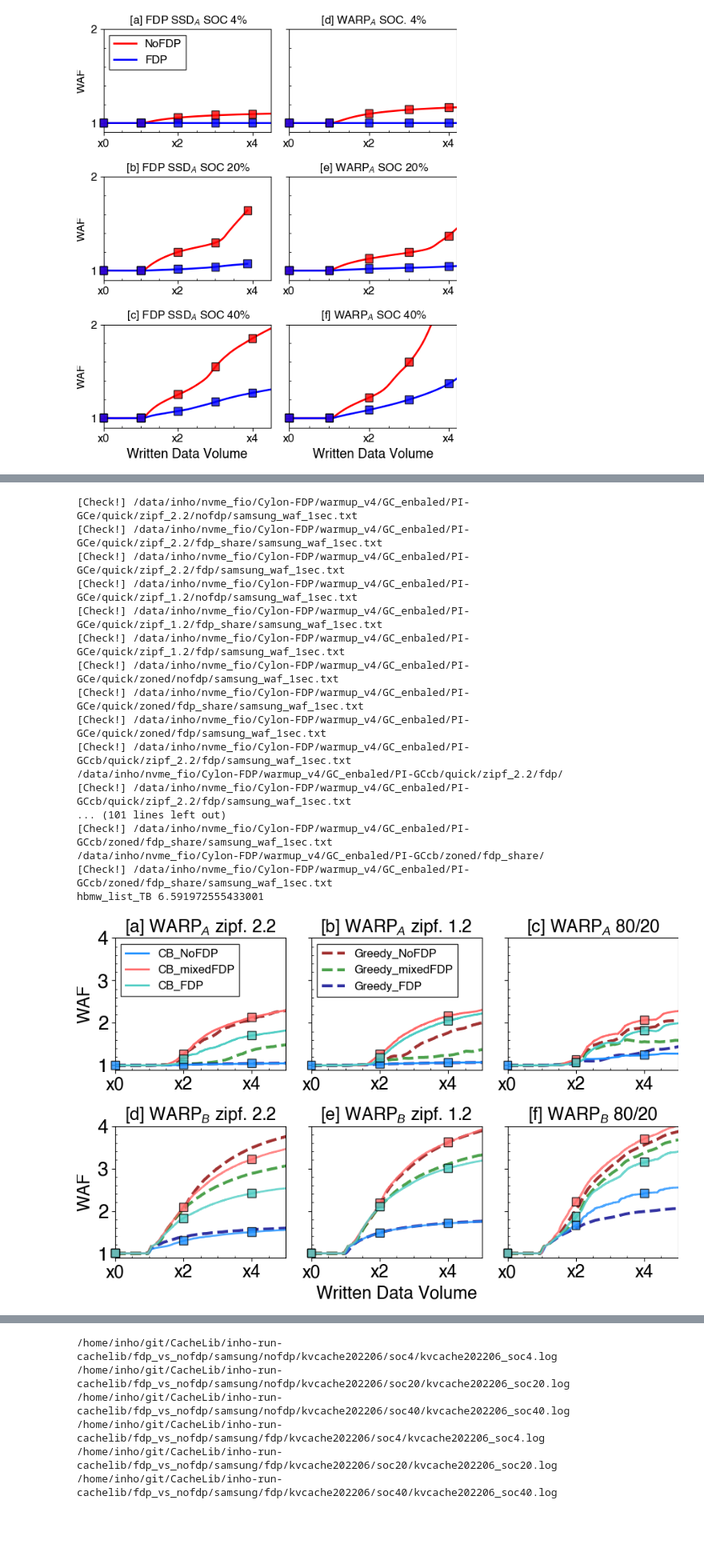
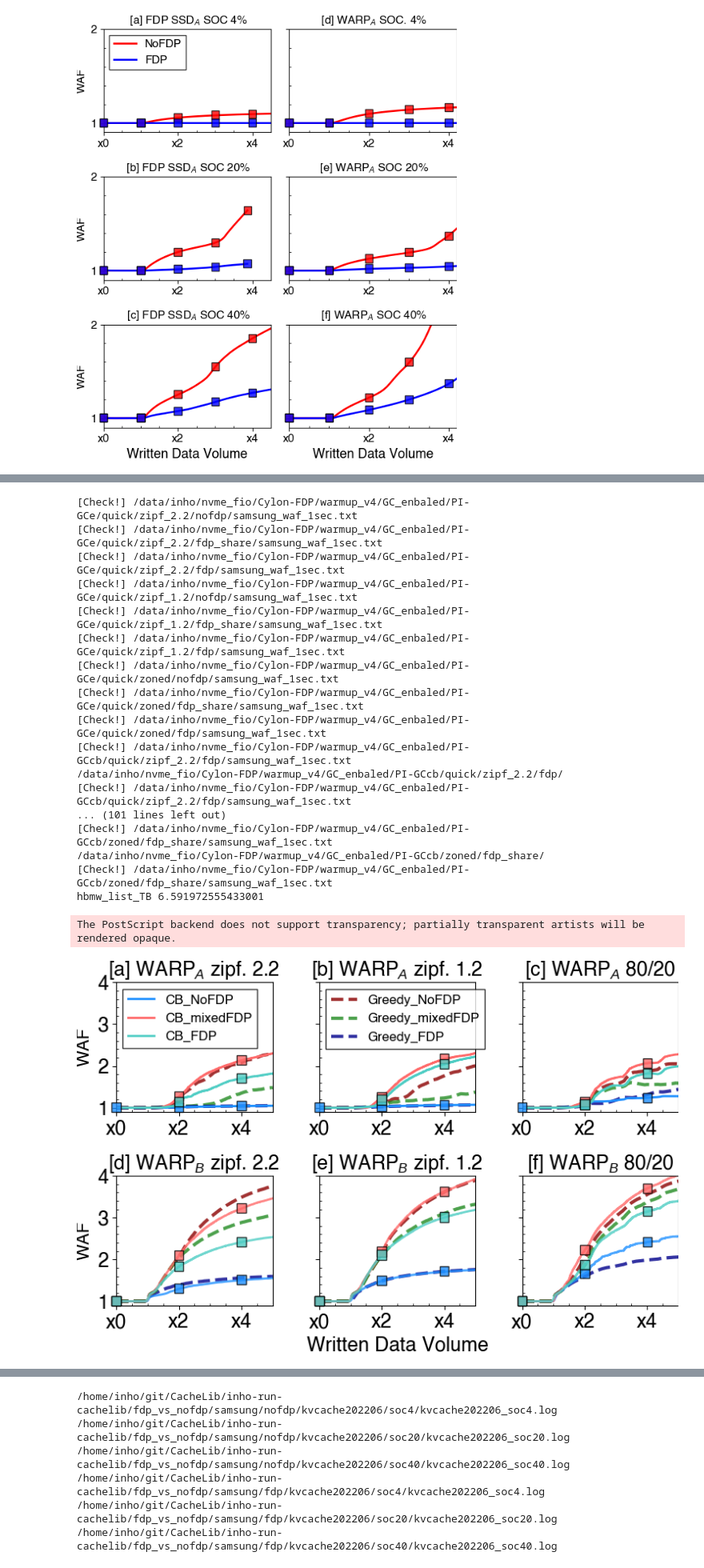
Before and after one commit to MoatLab/WARP-FAST26-AE, a Jupyter notebook: WARP-AE-FAST26-1.ipynb, the cells around one changed output, grey strips where cells are left out. Shown at 80% size. Drawn from its saved outputs; the diff is of its cells as text; code cells hidden in the pictures; blank space fills up the shorter version.

```diff
--- a/WARP-AE-FAST26-1.ipynb
+++ b/WARP-AE-FAST26-1.ipynb
@@ -58,7 +58,7 @@ BIGGER_SIZE = 24
 plt.rc('font', size=SMALL_SIZE)          # controls default text sizes
 plt.rc('axes', titlesize=MEDIUM_SIZE)     # fontsize of the axes title
 plt.rc('axes', labelsize=BIGGER_SIZE)    # fontsize of the x and y labels
-plt.rc('xtick', labelsize=BIGGER_SIZE)    # fontsize of the tick labels
+plt.rc('xtick', labelsize=MEDIUM_SIZE)    # fontsize of the tick labels
 plt.rc('ytick', labelsize=BIGGER_SIZE)    # fontsize of the tick labels
 plt.rc('legend', fontsize=SMALL_SIZE)    # legend fontsize
 plt.rc('figure', titlesize=MEDIUM_SIZE)  # fontsize of the figure title
@@ -1512,6 +1497,6 @@ hbmw_list_TB 28.61300250462123
 # %%
 #------------------------------------------------------------#
-fig, ax = plt.subplots(2,3, figsize=(9,6), sharey=True)
+fig, ax = plt.subplots(2,3, figsize=(8,5.5), sharey=True)
 plt.style.use('tableau-colorblind10')
 #------------------------------------------------------------#
 greedy_colors = {
@@ -1527,6 +1512,20 @@ cost_benefit_colors = {
     #"#FFE66D",  # Neutral – yellow (decision, caution, balance point)
     "fdp/":"#1E90FF"                 # Dodger Blue – vivid, clear, optimistic
 }
+
+
+MEDIUM_PLUS_SIZE = 20
+
+plt.rc('font', size=SMALL_SIZE)          # controls default text sizes
+plt.rc('axes', titlesize=MEDIUM_SIZE)     # fontsize of the axes title
+plt.rc('axes', labelsize=MEDIUM_SIZE)    # fontsize of the x and y labels
+plt.rc('xtick', labelsize=MEDIUM_SIZE)    # fontsize of the tick labels
+#plt.rc('ytick', labelsize=MEDIUM_PLUS_SIZE)    # fontsize of the tick labels
+#plt.rc('legend', fontsize=MEDIUM_SIZE)    # legend fontsize
+#plt.rc('figure', titlesize=MEDIUM_SIZE)  # fontsize of the figure title
+
+
+
 #------------------------------------------------------------#
 
 #fdev="Samsung-FDP-PM9D3a-MZWL67T6HBLC-7.68TB-PCIeGen5/"
@@ -1731,12 +1730,12 @@ labels1 = ["Greedy_NoFDP", "Greedy_mixedFDP", "Greedy_FDP"]
 labels2 = ["CB_NoFDP", "CB_mixedFDP", "CB_FDP"]
 
 # Place legends in different axes
-ax[0][0].legend(handles2, labels2, loc="upper left", frameon=True, prop=helvetica_prop, fontsize=MEDIUM_SIZE , edgecolor='k' , fancybox=False)
-ax[0][1].legend(handles1, labels1, loc="upper left", frameon=True, prop=helvetica_prop, fontsize=MEDIUM_SIZE , edgecolor='k' , fancybox=False)
+ax[0][0].legend(handles2, labels2, loc="upper left", frameon=True, prop=helvetica_prop, fontsize=MEDIUM_SIZE-2 , edgecolor='k' , fancybox=False)
+ax[0][1].legend(handles1, labels1, loc="upper left", frameon=True, prop=helvetica_prop, fontsize=MEDIUM_SIZE-2 , edgecolor='k' , fancybox=False)
 
 
-ax[0][0].set_ylabel("WAF", fontproperties=helvetica_prop, fontsize=MEDIUM_PLUS_SIZE)
-ax[1][0].set_ylabel("WAF", fontproperties=helvetica_prop, fontsize=MEDIUM_PLUS_SIZE)
+ax[0][0].set_ylabel("WAF", fontproperties=helvetica_prop, fontsize=MEDIUM_SIZE)
+ax[1][0].set_ylabel("WAF", fontproperties=helvetica_prop, fontsize=MEDIUM_SIZE)
 
 #fig.text(0.34, 0.01,  r'Written Data Volume', fontsize=MEDIUM_SIZE+2)
 ax[1][1].set_xlabel(r'Written Data Volume', fontproperties=helvetica_prop, fontsize=MEDIUM_PLUS_SIZE)
@@ -1747,6 +1746,10 @@ ax[0][2].set_title(r"[c] WARP$_{A}$ 80/20", fontproperties=helvetica_prop, fonts
 ax[1][0].set_title(r"[d] WARP$_{B}$ zipf. 2.2", fontproperties=helvetica_prop, fontsize=MEDIUM_PLUS_SIZE)
 ax[1][1].set_title(r"[e] WARP$_{B}$ zipf. 1.2", fontproperties=helvetica_prop, fontsize=MEDIUM_PLUS_SIZE)
 ax[1][2].set_title(r"[f] WARP$_{B}$ 80/20", fontproperties=helvetica_prop, fontsize=MEDIUM_PLUS_SIZE)
+
+
+ax[0][0].set_yticks([1, 2, 3, 4])
+ax[1][0].set_yticks([1, 2, 3, 4])
 
 
 for i in range(2):
@@ -1761,42 +1764,42 @@ for i in range(2):
         labels = [label.get_text() for label in ax2.get_xticklabels()]
         ax2.set_xticklabels([f"x{t}" for t in labels], fontproperties=helvetica_prop, fontsize=MEDIUM_PLUS_SIZE)
 
-ax[0][0].set_yticks([1, 2, 3, 4])
-ax[1][0].set_yticks([1, 2, 3, 4])
-
+ax[0][0].tick_params(axis='y', labelsize=MEDIUM_PLUS_SIZE)
+ax[1][0].tick_params(axis='y', labelsize=MEDIUM_PLUS_SIZE)
 
 fig.tight_layout(rect=[0, 0.02, 1, 1])
 
 #------------------------#
-isConference = False
+isConference = True
 if (isConference) :
-    save_dir = "/home/inho/git/fast25-cylon-fdp/v1/F/observ/"
+    save_dir = "/home/inho/git/fast25-cylon-fdp/v2-cr/F/observ/"
     fig_name = "3stream_WARP"
     plt.savefig("{0}{1}.eps".format(save_dir,fig_name) ) #, dpi=100)
     plt.savefig("{0}{1}.pdf".format(save_dir,fig_name) ) #, dpi=100)
     plt.savefig("{0}{1}.png".format(save_dir,fig_name) ) #, dpi=100)
     plt.savefig("{0}{1}.jpeg".format(save_dir,fig_name)) #, dpi=100)
 #------------------------#
 plt.show()
 # %% [output]
 [Check!] /data/inho/nvme_fio/Cylon-FDP/warmup_v4/GC_enbaled/PI-GCe/quick/zipf_2.2/nofdp/samsung_waf_1sec.txt
 [Check!] /data/inho/nvme_fio/Cylon-FDP/warmup_v4/GC_enbaled/PI-GCe/quick/zipf_2.2/fdp_share/samsung_waf_1sec.txt
 [Check!] /data/inho/nvme_fio/Cylon-FDP/warmup_v4/GC_enbaled/PI-GCe/quick/zipf_2.2/fdp/samsung_waf_1sec.txt
 [Check!] /data/inho/nvme_fio/Cylon-FDP/warmup_v4/GC_enbaled/PI-GCe/quick/zipf_1.2/nofdp/samsung_waf_1sec.txt
 [Check!] /data/inho/nvme_fio/Cylon-FDP/warmup_v4/GC_enbaled/PI-GCe/quick/zipf_1.2/fdp_share/samsung_waf_1sec.txt
 [Check!] /data/inho/nvme_fio/Cylon-FDP/warmup_v4/GC_enbaled/PI-GCe/quick/zipf_1.2/fdp/samsung_waf_1sec.txt
 [Check!] /data/inho/nvme_fio/Cylon-FDP/warmup_v4/GC_enbaled/PI-GCe/quick/zoned/nofdp/samsung_waf_1sec.txt
 [Check!] /data/inho/nvme_fio/Cylon-FDP/warmup_v4/GC_enbaled/PI-GCe/quick/zoned/fdp_share/samsung_waf_1sec.txt
 [Check!] /data/inho/nvme_fio/Cylon-FDP/warmup_v4/GC_enbaled/PI-GCe/quick/zoned/fdp/samsung_waf_1sec.txt
 [Check!] /data/inho/nvme_fio/Cylon-FDP/warmup_v4/GC_enbaled/PI-GCcb/quick/zipf_2.2/fdp/samsung_waf_1sec.txt
 /data/inho/nvme_fio/Cylon-FDP/warmup_v4/GC_enbaled/PI-GCcb/quick/zipf_2.2/fdp/
 [Check!] /data/inho/nvme_fio/Cylon-FDP/warmup_v4/GC_enbaled/PI-GCcb/quick/zipf_2.2/fdp/samsung_waf_1sec.txt
 ... (101 lines left out)
 [Check!] /data/inho/nvme_fio/Cylon-FDP/warmup_v4/GC_enbaled/PI-GCcb/zoned/fdp_share/samsung_waf_1sec.txt
 /data/inho/nvme_fio/Cylon-FDP/warmup_v4/GC_enbaled/PI-GCcb/zoned/fdp_share/
 [Check!] /data/inho/nvme_fio/Cylon-FDP/warmup_v4/GC_enbaled/PI-GCcb/zoned/fdp_share/samsung_waf_1sec.txt
 hbmw_list_TB 6.591972555433001
+The PostScript backend does not support transparency; partially transparent artists will be rendered opaque.
-[figure, old version]
+[figure, new version]
 # %%
 #------------------------------------------------------------#
 fig, ax = plt.subplots(2,3, figsize=(9,6), sharey=True)
```
Also changed, not shown: parts of 10 cells of this notebook, 1 other file.
